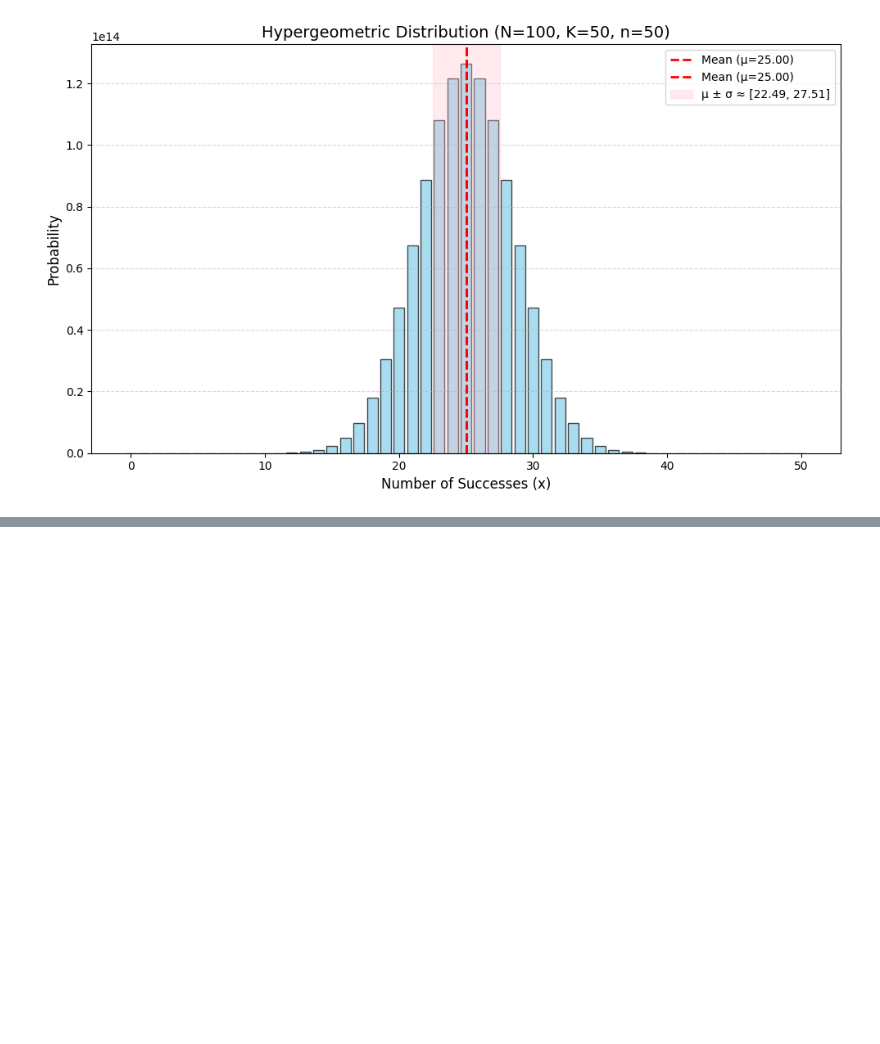
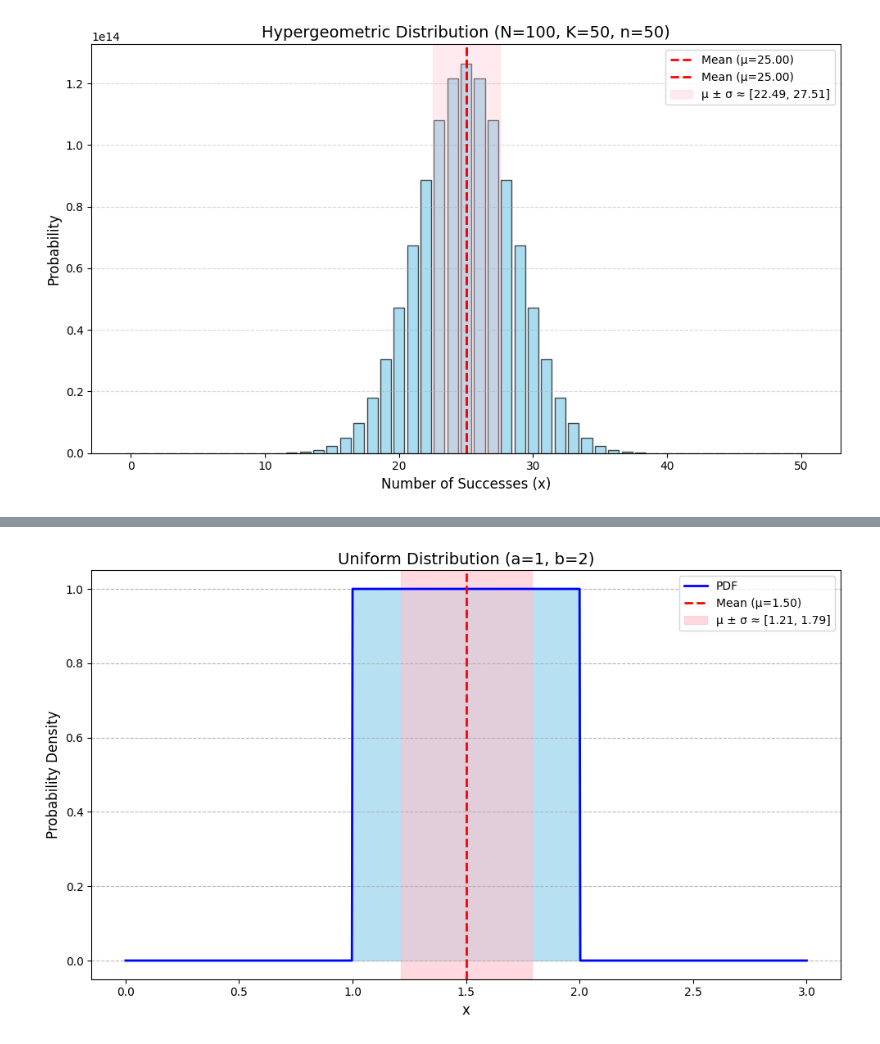
Before and after one commit to ThRahmani/TA-Probability1-Distributions-Notebook, a Jupyter notebook: probability1.ipynb, the cells around one changed output, grey strips where cells are left out. Cells and saved outputs as stored; diff of their text form; code cells hidden in the pictures; blank space fills up the shorter version.

```diff
--- a/probability1.ipynb
+++ b/probability1.ipynb
@@ -264,0 +318,60 @@ X5.graph()
+# %%
+class Uniform:
+    def __init__(self, a: float, b: float):
+        self.a = a      # کران پایین
+        self.b = b      # کران بالا
+
+    def pdf(self, x: float):
+        # تابع چگالی احتمال
+        if self.a <= x <= self.b:
+            return 1 / (self.b - self.a)
+        else:
+            return 0.0
+
+    def mean(self):
+        return (self.a + self.b) / 2
+
+    def variance(self):
+        return (self.b - self.a)**2 / 12
+
+    def graph(self):
+        # محدوده نمودار را کمی گسترده‌تر از [a, b] در نظر می‌گیریم
+        x_min = self.a - 1
+        x_max = self.b + 1
+        x_values = np.linspace(x_min, x_max, 1000)
+
+        # محاسبه مقادیر PDF
+        y_values = [self.pdf(x) for x in x_values]
+        mean = self.mean()
+        var = self.variance()
+        std = np.sqrt(var)
+
+        # تنظیمات نمودار
+        plt.figure(figsize=(10, 6))
+        plt.plot(x_values, y_values, 'b-', linewidth=2, label='PDF')
+        plt.fill_between(x_values, y_values, color='skyblue', alpha=0.6)
+
+        plt.title(f'Uniform Distribution (a={self.a}, b={self.b})', fontsize=14)
+        plt.xlabel('x', fontsize=12)
+        plt.ylabel('Probability Density', fontsize=12)
+
+        # نمایش میانگین (خط عمودی)
+        plt.axvline(x=mean, color='red', linestyle='--', linewidth=2, label=f'Mean (μ={mean:.2f})')
+
+        # نمایش محدوده μ ± σ (فقط اگر معنی دار باشد)
+        if std > 0:
+            lower = mean - std
+            upper = mean + std
+            plt.axvspan(lower, upper, color='pink', alpha=0.6, label=f'μ ± σ ≈ [{lower:.2f}, {upper:.2f}]')
+
+        plt.grid(axis='y', linestyle='--', alpha=0.9)
+        plt.legend()
+        plt.tight_layout()
+
+
+# مثال استفاده از کلاس
+X_uniform = Uniform(a=1, b=2)  # توزیع یکنواخت در بازه [2, 5] با جابجایی 0
+X_uniform.graph()
+plt.show()
+# %% [output]
+[figure, added]
```
Also changed, not shown: parts of 15 cells of this notebook.
